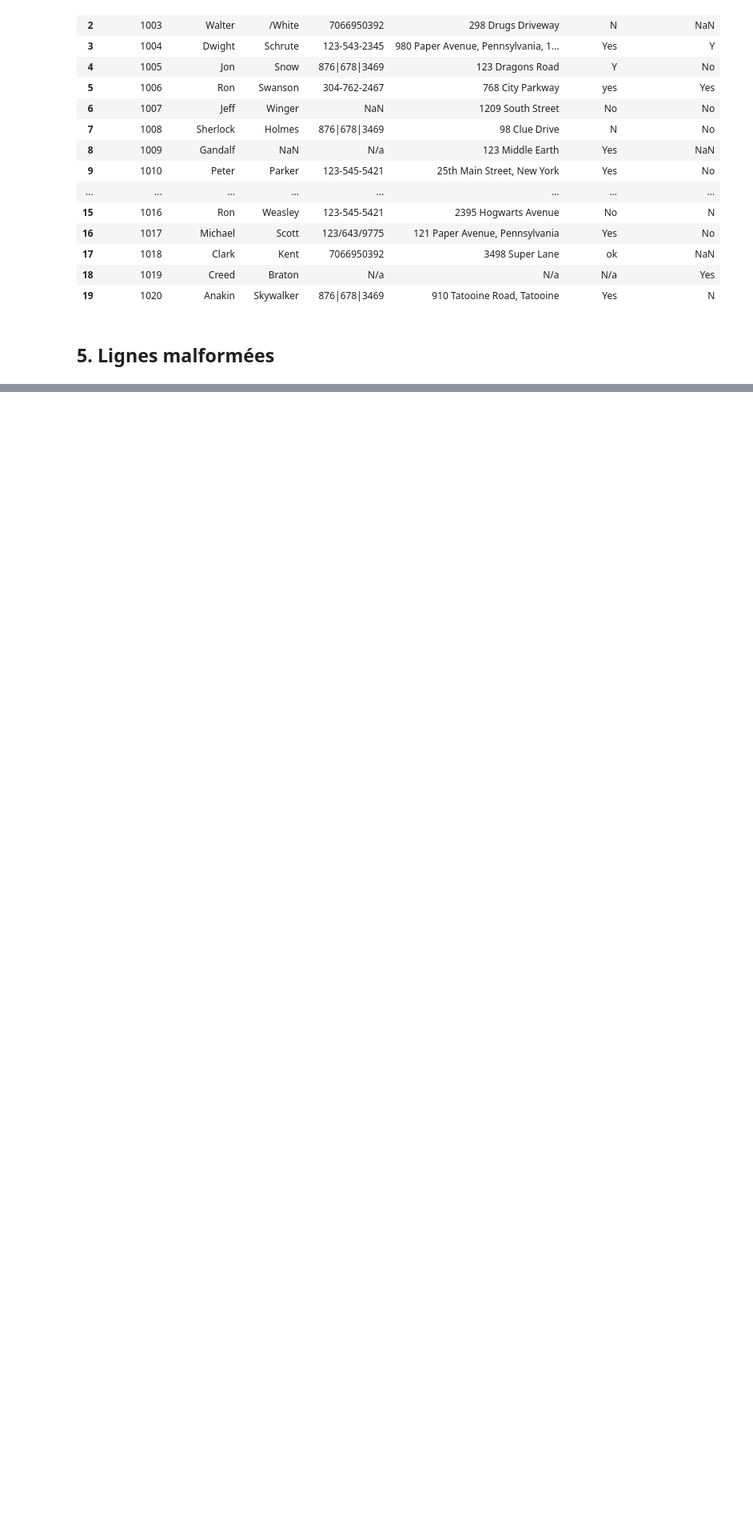
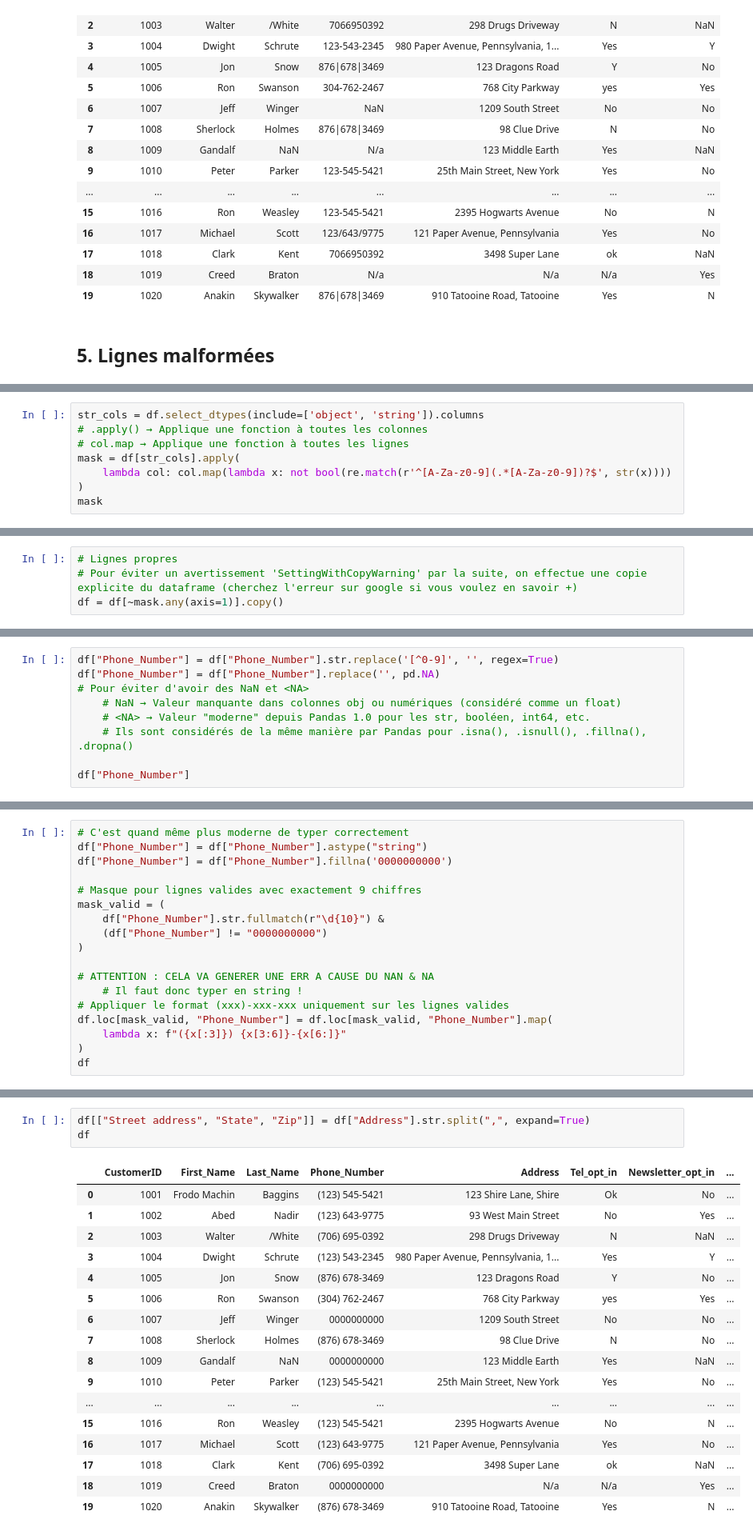
Before and after one commit to Gladrat/m1_da_efrei_python, a Jupyter notebook: cours/04.pandas/data_cleaning/data_cleaning.ipynb, the cells around one changed output, grey strips where cells are left out. Shown at 80% size. Drawn from its saved outputs; the diff is of its cells as text; blank space fills up the shorter version.

```diff
--- a/cours/04.pandas/data_cleaning/data_cleaning.ipynb
+++ b/cours/04.pandas/data_cleaning/data_cleaning.ipynb
@@ -150,0 +132,8 @@ mask
+# %%
+str_cols = df.select_dtypes(include=['object', 'string']).columns
+# .apply() → Applique une fonction à toutes les colonnes
+# col.map → Applique une fonction à toutes les lignes
+mask = df[str_cols].apply(
+    lambda col: col.map(lambda x: not bool(re.match(r'^[A-Za-z0-9](.*[A-Za-z0-9])?$', str(x))))
+)
+mask
@@ -150,0 +167,4 @@ mask
+# %%
+# Lignes propres
+# Pour éviter un avertissement 'SettingWithCopyWarning' par la suite, on effectue une copie explicite du dataframe (cherchez l'erreur sur google si vous voulez en savoir +)
+df = df[~mask.any(axis=1)].copy()
@@ -150,0 +192,9 @@ mask
+# %%
+df["Phone_Number"] = df["Phone_Number"].str.replace('[^0-9]', '', regex=True)
+df["Phone_Number"] = df["Phone_Number"].replace('', pd.NA)
+# Pour éviter d'avoir des NaN et <NA>
+    # NaN → Valeur manquante dans colonnes obj ou numériques (considéré comme un float)
+    # <NA> → Valeur "moderne" depuis Pandas 1.0 pour les str, booléen, int64, etc.
+    # Ils sont considérés de la même manière par Pandas pour .isna(), .isnull(), .fillna(), .dropna()
+
+df["Phone_Number"]
@@ -150,0 +219,18 @@ mask
+# %%
+# C'est quand même plus moderne de typer correctement
+df["Phone_Number"] = df["Phone_Number"].astype("string")
+df["Phone_Number"] = df["Phone_Number"].fillna('0000000000')
+
+# Masque pour lignes valides avec exactement 9 chiffres
+mask_valid = (
+    df["Phone_Number"].str.fullmatch(r"\d{10}") &
+    (df["Phone_Number"] != "0000000000")
+)
+
+# ATTENTION : CELA VA GENERER UNE ERR A CAUSE DU NAN & NA
+    # Il faut donc typer en string !
+# Appliquer le format (xxx)-xxx-xxx uniquement sur les lignes valides
+df.loc[mask_valid, "Phone_Number"] = df.loc[mask_valid, "Phone_Number"].map(
+    lambda x: f"({x[:3]}) {x[3:6]}-{x[6:]}"
+)
+df
@@ -150,0 +257,21 @@ mask
+# %%
+df[["Street address", "State", "Zip"]] = df["Address"].str.split(",", expand=True)
+df
+# %% [output]
+|  | CustomerID | First_Name | Last_Name | Phone_Number | Address | Tel_opt_in | Newsletter_opt_in | ... |
+| 0 | 1001 | Frodo Machin | Baggins | (123) 545-5421 | 123 Shire Lane, Shire | Ok | No | ... |
+| 1 | 1002 | Abed | Nadir | (123) 643-9775 | 93 West Main Street | No | Yes | ... |
+| 2 | 1003 | Walter | /White | (706) 695-0392 | 298 Drugs Driveway | N | NaN | ... |
+| 3 | 1004 | Dwight | Schrute | (123) 543-2345 | 980 Paper Avenue, Pennsylvania, 1... | Yes | Y | ... |
+| 4 | 1005 | Jon | Snow | (876) 678-3469 | 123 Dragons Road | Y | No | ... |
+| 5 | 1006 | Ron | Swanson | (304) 762-2467 | 768 City Parkway | yes | Yes | ... |
+| 6 | 1007 | Jeff | Winger | 0000000000 | 1209 South Street | No | No | ... |
+| 7 | 1008 | Sherlock | Holmes | (876) 678-3469 | 98 Clue Drive | N | No | ... |
+| 8 | 1009 | Gandalf | NaN | 0000000000 | 123 Middle Earth | Yes | NaN | ... |
+| 9 | 1010 | Peter | Parker | (123) 545-5421 | 25th Main Street, New York | Yes | No | ... |
+| ... | ... | ... | ... | ... | ... | ... | ... | ... |
+| 15 | 1016 | Ron | Weasley | (123) 545-5421 | 2395 Hogwarts Avenue | No | N | ... |
+| 16 | 1017 | Michael | Scott | (123) 643-9775 | 121 Paper Avenue, Pennsylvania | Yes | No | ... |
+| 17 | 1018 | Clark | Kent | (706) 695-0392 | 3498 Super Lane | ok | NaN | ... |
+| 18 | 1019 | Creed | Braton | 0000000000 | N/a | N/a | Yes | ... |
+| 19 | 1020 | Anakin | Skywalker | (876) 678-3469 | 910 Tatooine Road, Tatooine | Yes | N | ... |
```
Also changed, not shown: parts of 13 cells of this notebook.
